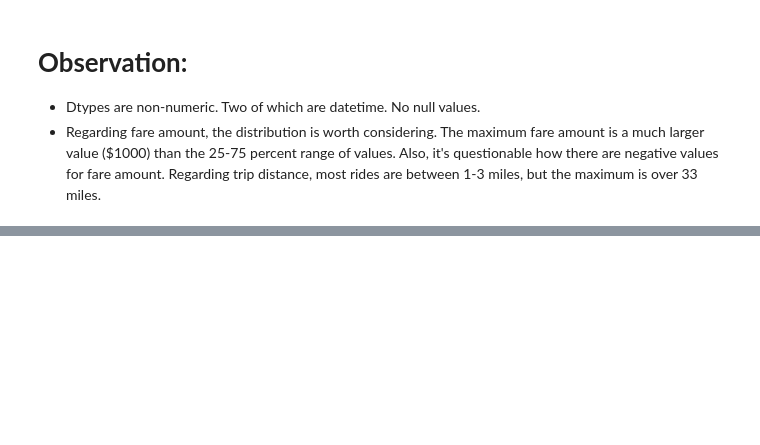
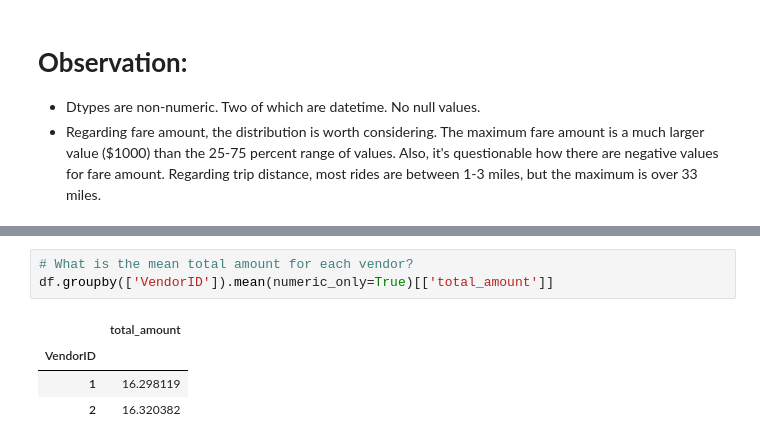
Before and after one commit to Mustafa777Xo/TLC, a Jupyter notebook: TLC.ipynb, the cells around one changed output, grey strips where cells are left out. Saved outputs shown, nothing was run; the diff lists cells and outputs as text; blank space fills up the shorter version.

```diff
--- a/TLC.ipynb
+++ b/TLC.ipynb
@@ -55,0 +149,8 @@ df.describe()
+# %%
+# What is the mean total amount for each vendor?
+df.groupby(['VendorID']).mean(numeric_only=True)[['total_amount']]
+# %% [output]
+|  | total_amount |
+| VendorID |  |
+| 1 | 16.298119 |
+| 2 | 16.320382 |
```
Also changed, not shown: parts of 10 cells of this notebook.
